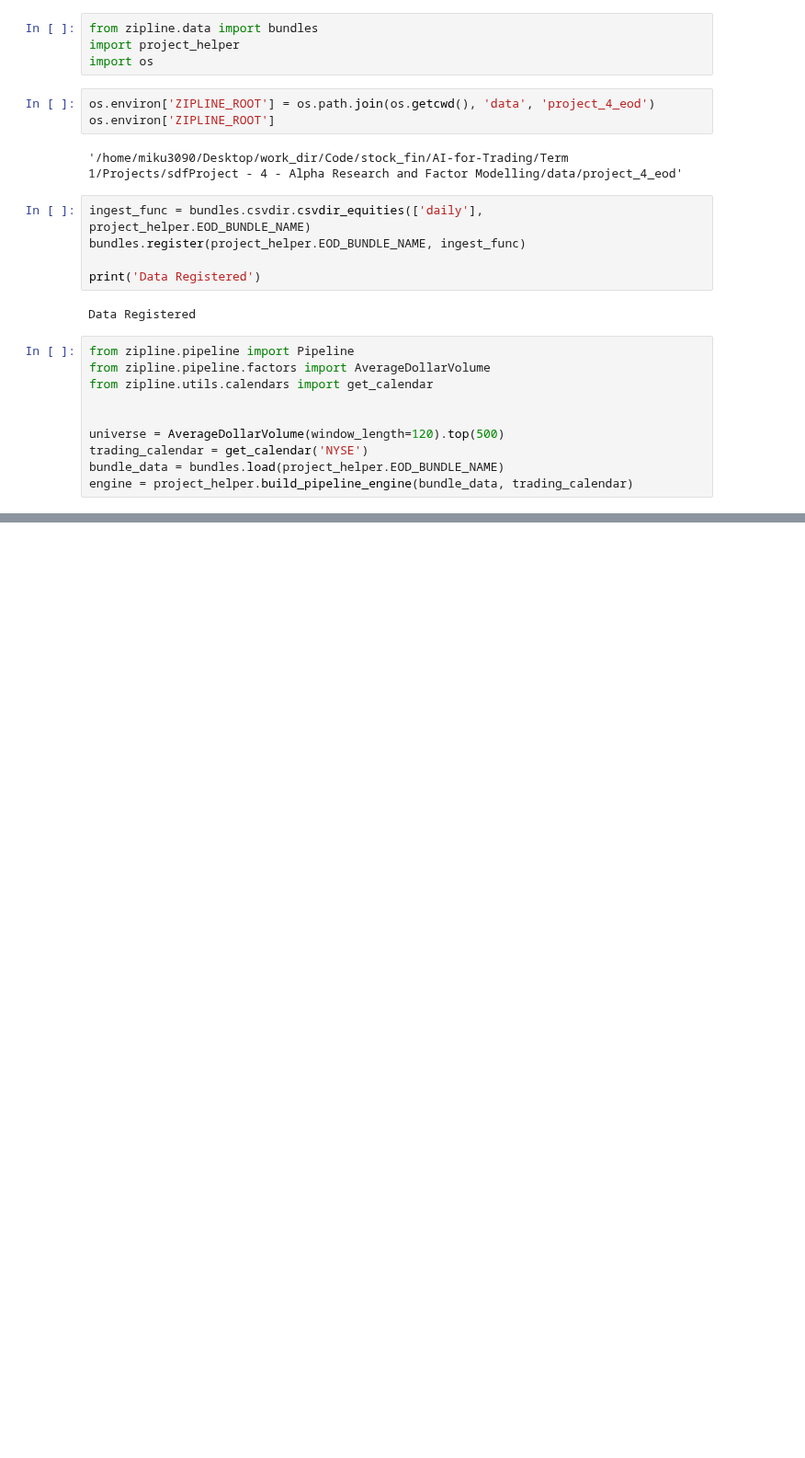
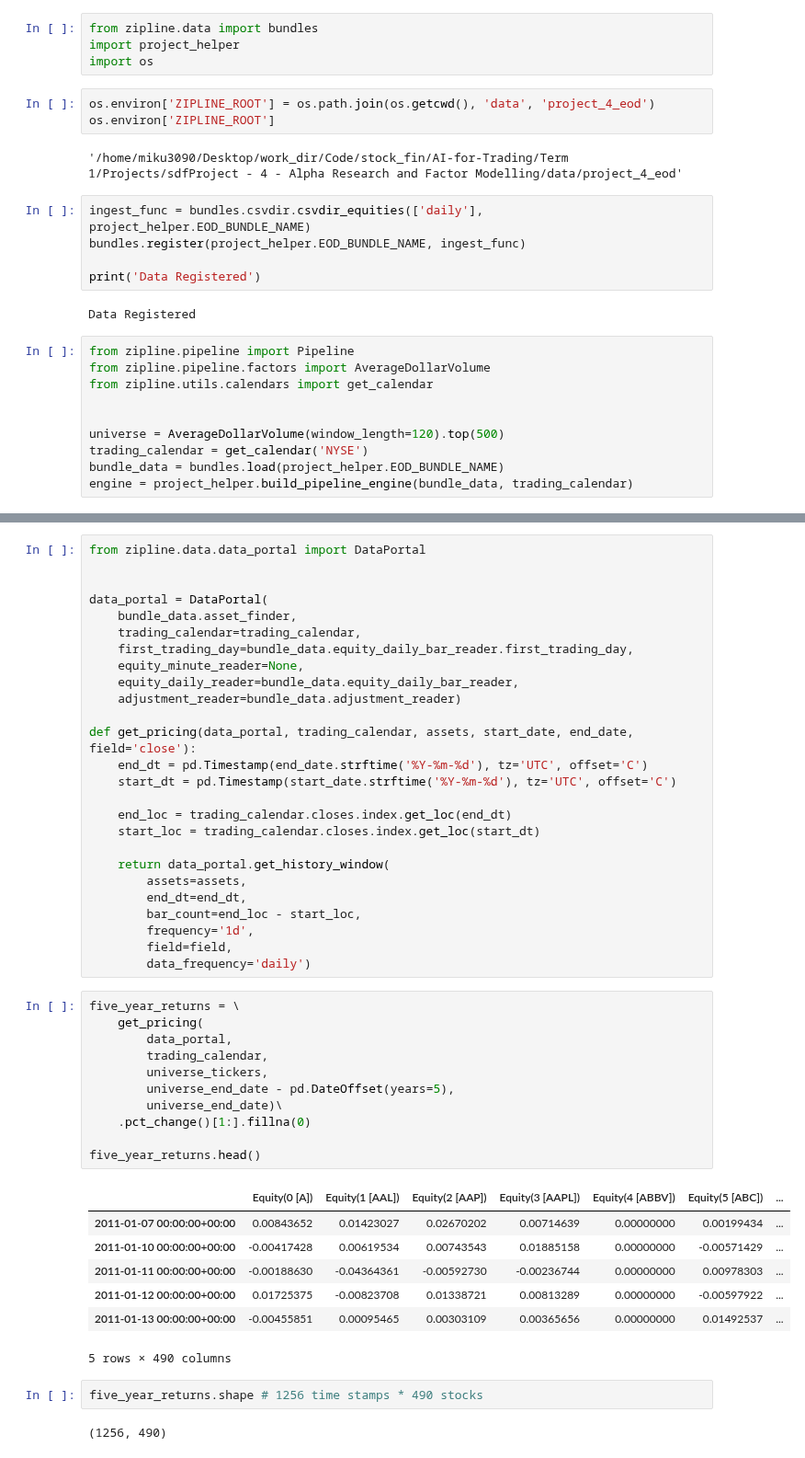
Before and after one commit to akb46mayu/AI-for-Trading, a Jupyter notebook: Term 1/Projects/sdfProject - 4 - Alpha Research and Factor Modelling/mytest.ipynb, the cells around one changed output, grey strips where cells are left out. Shown at 92% size. Saved outputs shown, nothing was run; the diff lists cells and outputs as text; blank space fills up the shorter version.

```diff
--- a/Term 1/Projects/sdfProject - 4 - Alpha Research and Factor Modelling/mytest.ipynb
+++ b/Term 1/Projects/sdfProject - 4 - Alpha Research and Factor Modelling/mytest.ipynb
@@ -79,0 +110,49 @@ engine = project_helper.build_pipeline_engine(bundle_data, trading_calendar)
+# %%
+from zipline.data.data_portal import DataPortal
+
+
+data_portal = DataPortal(
+    bundle_data.asset_finder,
+    trading_calendar=trading_calendar,
+    first_trading_day=bundle_data.equity_daily_bar_reader.first_trading_day,
+    equity_minute_reader=None,
+    equity_daily_reader=bundle_data.equity_daily_bar_reader,
+    adjustment_reader=bundle_data.adjustment_reader)
+
+def get_pricing(data_portal, trading_calendar, assets, start_date, end_date, field='close'):
+    end_dt = pd.Timestamp(end_date.strftime('%Y-%m-%d'), tz='UTC', offset='C')
+    start_dt = pd.Timestamp(start_date.strftime('%Y-%m-%d'), tz='UTC', offset='C')
+
+    end_loc = trading_calendar.closes.index.get_loc(end_dt)
+    start_loc = trading_calendar.closes.index.get_loc(start_dt)
+
+    return data_portal.get_history_window(
+        assets=assets,
+        end_dt=end_dt,
+        bar_count=end_loc - start_loc,
+        frequency='1d',
+        field=field,
+        data_frequency='daily')
+# %%
+five_year_returns = \
+    get_pricing(
+        data_portal,
+        trading_calendar,
+        universe_tickers,
+        universe_end_date - pd.DateOffset(years=5),
+        universe_end_date)\
+    .pct_change()[1:].fillna(0)
+
+five_year_returns.head()
+# %% [output]
+|  | Equity(0 [A]) | Equity(1 [AAL]) | Equity(2 [AAP]) | Equity(3 [AAPL]) | Equity(4 [ABBV]) | Equity(5 [ABC]) | ... |
+| 2011-01-07 00:00:00+00:00 | 0.00843652 | 0.01423027 | 0.02670202 | 0.00714639 | 0.00000000 | 0.00199434 | ... |
+| 2011-01-10 00:00:00+00:00 | -0.00417428 | 0.00619534 | 0.00743543 | 0.01885158 | 0.00000000 | -0.00571429 | ... |
+| 2011-01-11 00:00:00+00:00 | -0.00188630 | -0.04364361 | -0.00592730 | -0.00236744 | 0.00000000 | 0.00978303 | ... |
+| 2011-01-12 00:00:00+00:00 | 0.01725375 | -0.00823708 | 0.01338721 | 0.00813289 | 0.00000000 | -0.00597922 | ... |
+| 2011-01-13 00:00:00+00:00 | -0.00455851 | 0.00095465 | 0.00303109 | 0.00365656 | 0.00000000 | 0.01492537 | ... |
+5 rows × 490 columns
+# %%
+five_year_returns.shape # 1256 time stamps * 490 stocks
+# %% [output]
+(1256, 490)
```
Also changed, not shown: parts of 5 cells of this notebook.
